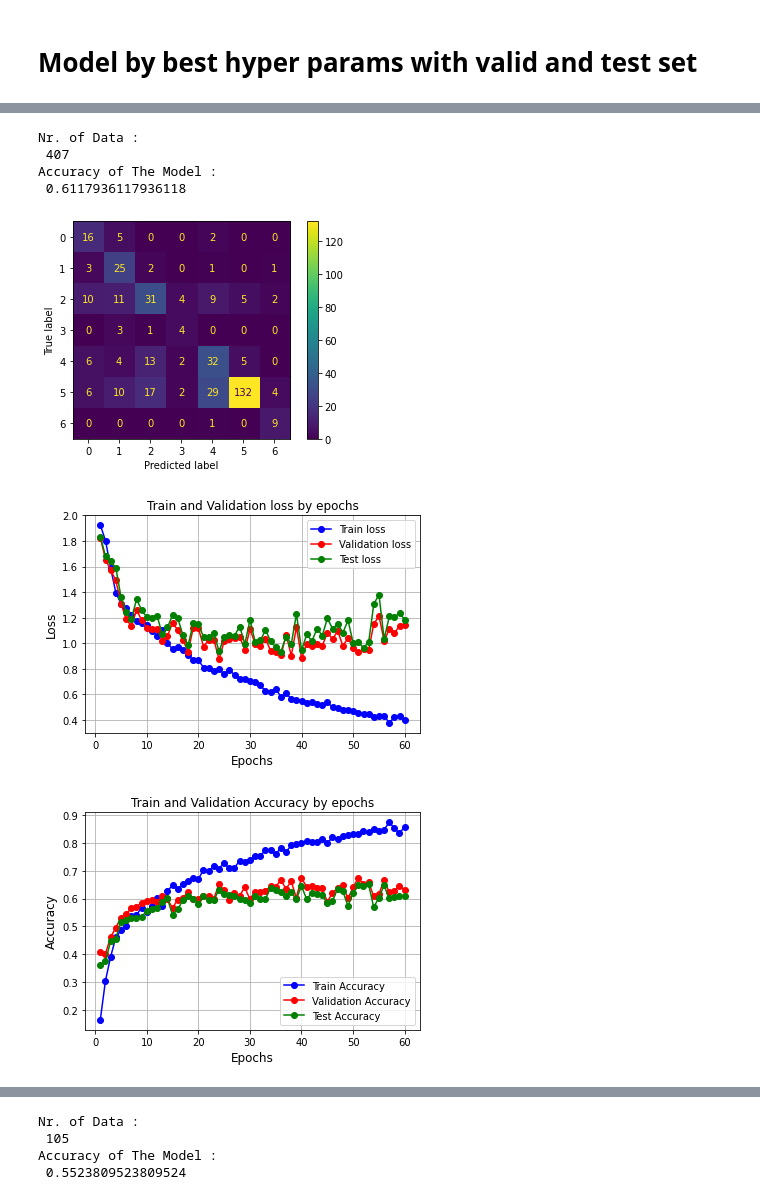
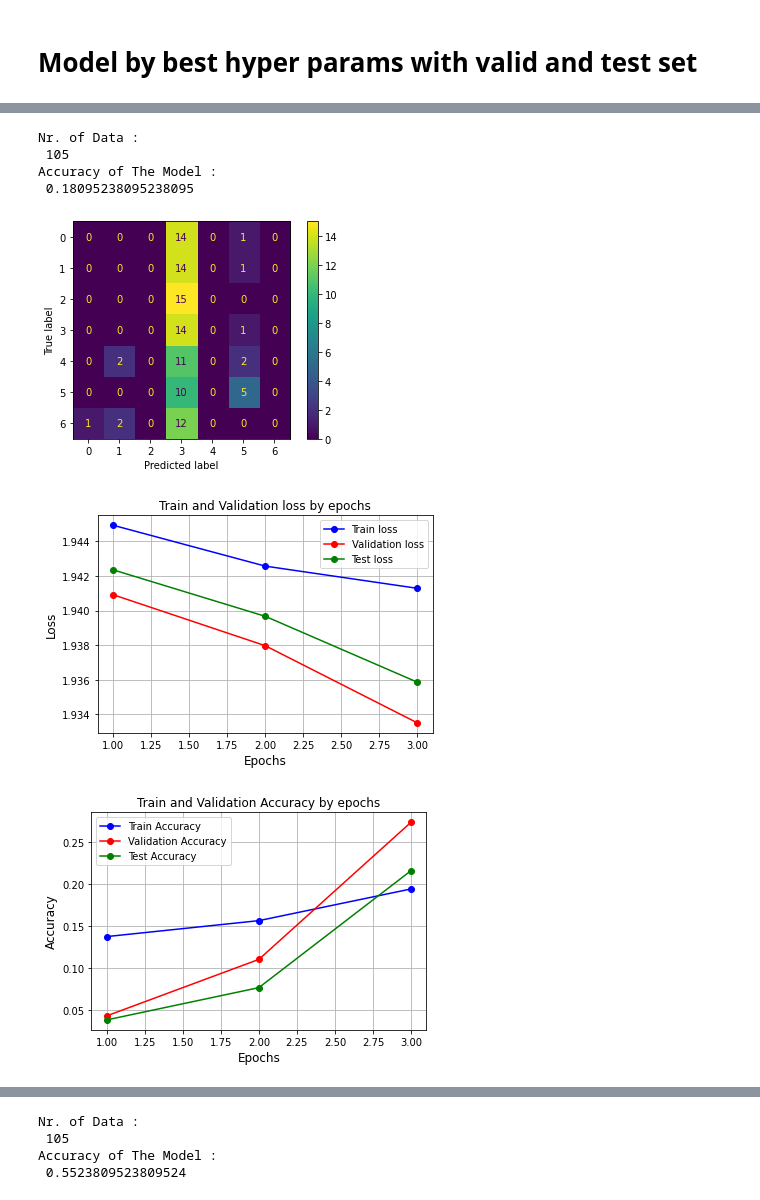
Before and after one commit to sepandms/SkinCare, a Jupyter notebook: CNN_280x210.ipynb, the cells around one changed output, grey strips where cells are left out. Cells and saved outputs as stored; diff of their text form; code cells hidden in the pictures.

```diff
--- a/CNN_280x210.ipynb
+++ b/CNN_280x210.ipynb
@@ -33,6 +35,7 @@ from tqdm import tqdm
 import pickle as pickle
 from statistics import mean
 import pandas as pd
+pd.options.display.max_colwidth = 250
 import sklearn as sk
 from sklearn.model_selection import train_test_split
 device = torch.device("cuda" if torch.cuda.is_available() else 'mps' if torch.backends.mps.is_available() else "cpu")
@@ -897,23 +928 @@ Max Test Acc:  0.6421568627450981
-# %%
-def plot_loss_accuracy(model_):
-    epochs_X = [i for i in range(1, len( list(model_['train_epoch_loss'])[0]) +1)]
-    plt.subplots(figsize=(6,4))
-    plt.plot(epochs_X , list(model_.train_epoch_loss)[0] , 'bo-', label='Train loss')
-    plt.plot(epochs_X , list(model_.valid_epoch_loss)[0],'ro-', label='Validation loss')
-    plt.plot(epochs_X , list(model_.test_epoch_loss)[0],'go-', label='Test loss')
-    plt.xlabel("Epochs", fontsize = 12)
-    plt.ylabel("Loss", fontsize = 12)
-    plt.grid()
-    plt.legend()
-    plt.title('Train and Validation loss by epochs')
-    plt.show()
-    plt.plot(epochs_X , list(model_.train_epoch_acc)[0] , 'bo-', label='Train Accuracy')
-    plt.plot(epochs_X , list(model_.valid_epoch_acc)[0] ,'ro-', label='Validation Accuracy')
-    plt.plot(epochs_X , list(model_.test_epoch_acc)[0] ,'go-', label='Test Accuracy')
-    plt.xlabel("Epochs", fontsize = 12)
-    plt.ylabel("Accuracy", fontsize = 12)
-    plt.grid()
-    plt.legend()
-    plt.title('Train and Validation Accuracy by epochs')
-    plt.show()
 # %%
@@ -972,14 +934,14 @@ Accuracy of The Model :
 # %%
 print_epochs = True
 
-param1 = {'LR': 1e-3,
- 'Momentum': 0.9,
+param1 = {'LR': 1e-4,
+ 'Momentum': 0.8,
  'Net': CNN_Nets.Net8,
- 'batch_size': 24,
- 'epochs': 60,
+ 'batch_size': 32,
+ 'epochs': 3,
  'loss_func': torch.nn.modules.loss.CrossEntropyLoss,
  'opt_func': torch.optim.SGD,
- 'weight_decay': 1e-2}
+ 'weight_decay': 1e-7}
 
 # with data loader
 Model_Best_Grid = Model_Training_with_loader(**param1,w_sampler = w_sampler , trainDataset = trainDataset, validDataset = validDataset , X_test = X_test, Y_test = Y_test, print_epochs =print_epochs,hyper_params=param1)
@@ -1010,18 +958,21 @@ Model_Best_Grid.train()
 # %%
 model_ = Model_Best_Grid
-model_1 = model_.model.eval().to('cpu')
-X = input_data[2]
-Y = labels[2]
-Y_pred = model_1(X).argmax(dim=1)
+model_1 = model_.model.eval()
+# X = input_data[2].to(device)
+# Y = labels[2]
+X = Evaluation_set[0].to(device)
+Y = Evaluation_set[1]
+
+Y_pred = model_1(X).argmax(dim=1).to('cpu')
 results = confusion_matrix(Y,Y_pred)
 plot_loss_accuracy(model_)
 results
 # %% [output]
 Nr. of Data :
- 407
+ 105
 Accuracy of The Model :
- 0.6117936117936118
+ 0.18095238095238095
-[figure, old version]
+[figure, new version]
-[figure, old version]
+[figure, new version]
-[figure, old version]
+[figure, new version]
 |  | weights | Precision | Recall_Sensitivity | Specificity | f1_score |
```
Also changed, not shown: parts of 16 cells of this notebook.
